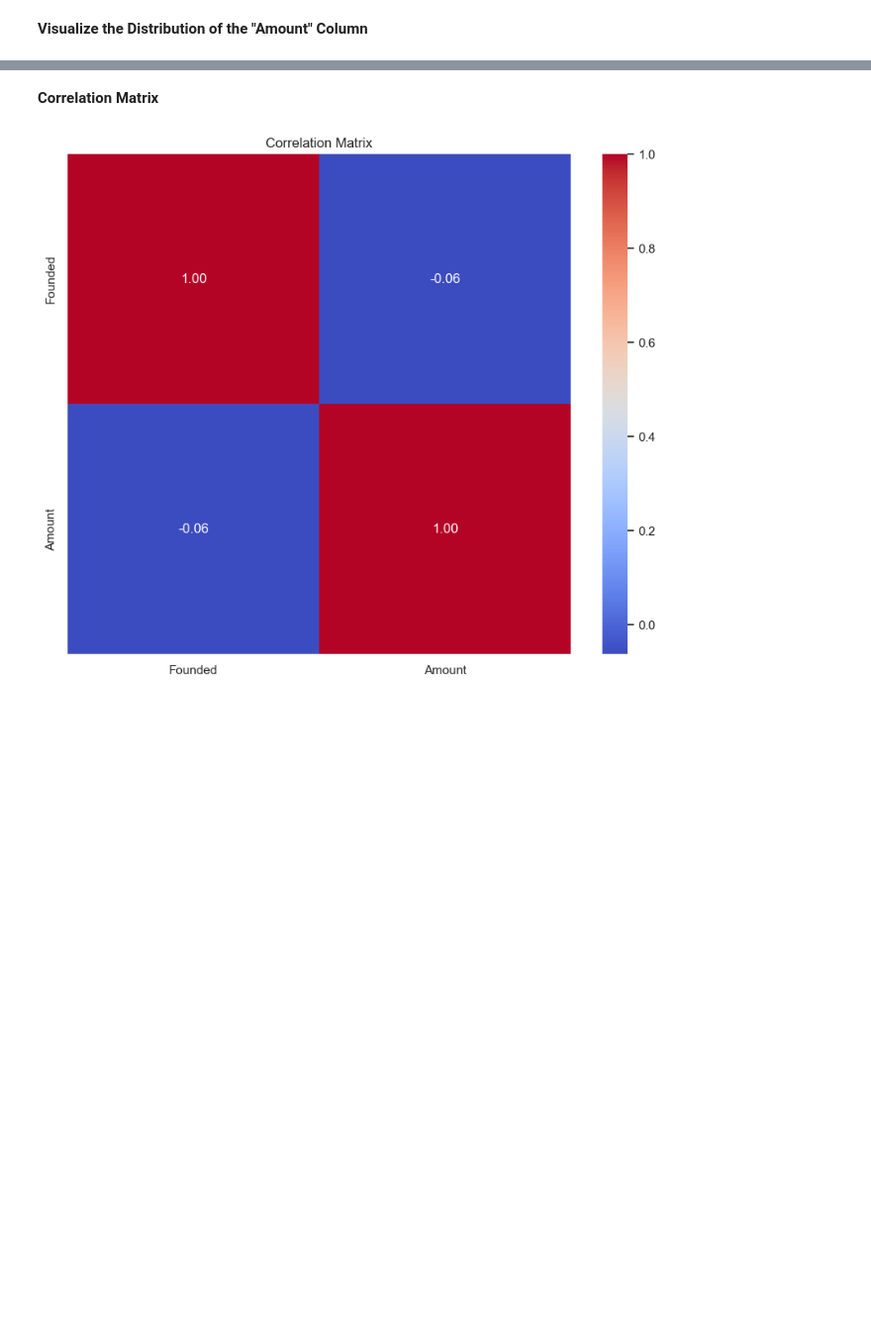
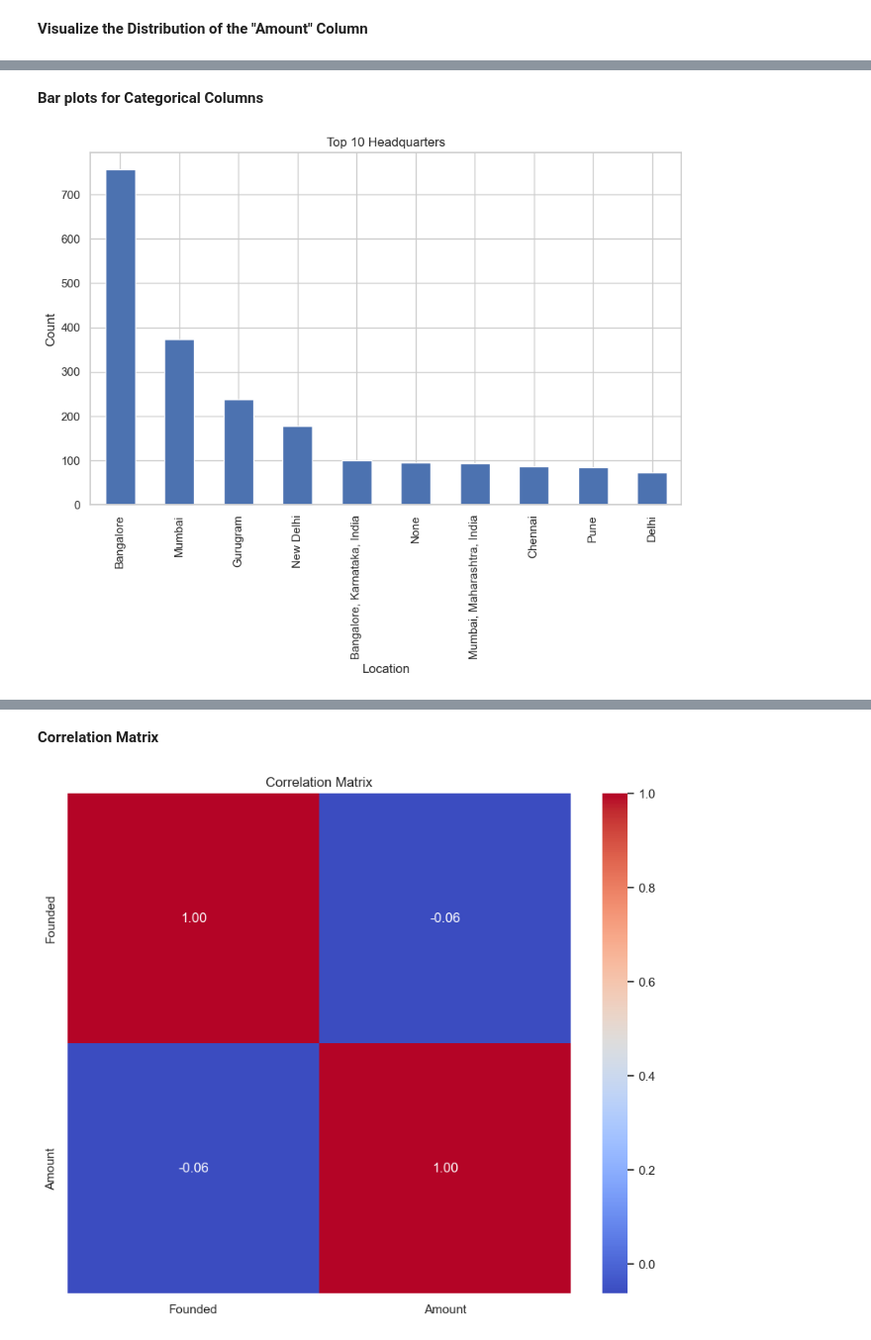
Before and after one commit to Ogoms/Analyzing-Indian-Startup-Funding-Trends-2018-2021-with-CRISP-DM, a Jupyter notebook: Notebook/Main.ipynb, the cells around one changed output, grey strips where cells are left out. Shown at 99% size. Saved outputs shown, nothing was run; the diff lists cells and outputs as text; code cells hidden in the pictures; blank space fills up the shorter version.

```diff
--- a/Notebook/Main.ipynb
+++ b/Notebook/Main.ipynb
@@ -587,0 +616,11 @@ plt.show()
+# %% [markdown]
+**Bar plots for Categorical Columns**
+# %%
+plt.figure(figsize=(10, 6))
+merged_data['HeadQuarter'].value_counts().head(10).plot(kind='bar')
+plt.title('Top 10 Headquarters')
+plt.xlabel('Location')
+plt.ylabel('Count')
+plt.show()
+# %% [output]
+[figure, added]
```
Also changed, not shown: parts of 39 cells of this notebook.
